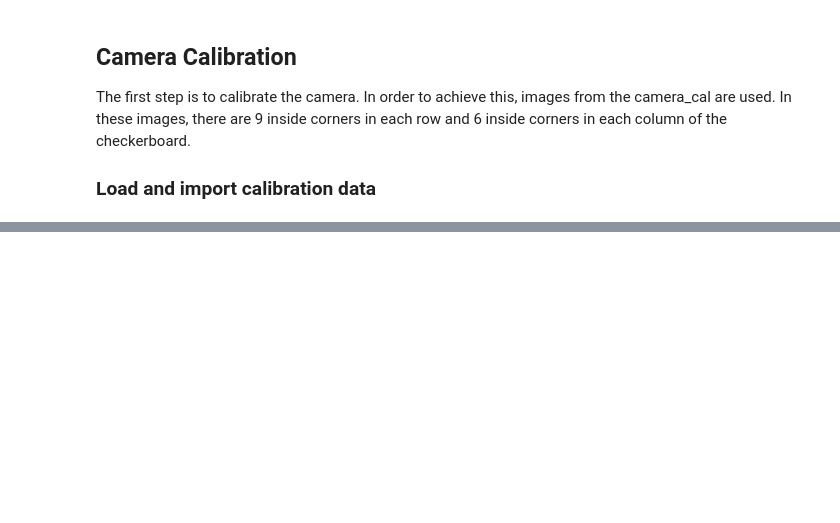
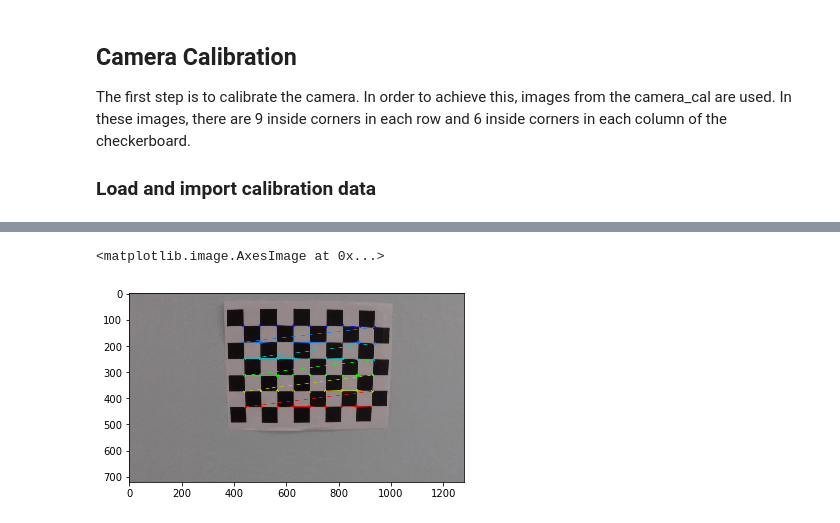
Before and after one commit to alisoltani/UdacityCarND-Project4, a Jupyter notebook: AdvancedLaneDetection.ipynb, the cells around one changed output, grey strips where cells are left out. Saved outputs shown, nothing was run; the diff lists cells and outputs as text; code cells hidden in the pictures; blank space fills up the shorter version.

```diff
--- a/AdvancedLaneDetection.ipynb
+++ b/AdvancedLaneDetection.ipynb
@@ -34,16 +38,27 @@ imgpoints = [] # 2D points in image plane
 
 # Prepare object points (0,0,0), (0,1,0), (9,6,0) - all z's should be zero
 objp = np.zeros((nx*ny,3), np.float32)
-objp[:,:,2] = np.mgrid[0:nx-1, 0:ny-1].T.reshape(-1,2)
+objp[:,:2] = np.mgrid[0:nx, 0:ny].T.reshape(-1,2)
 # %%
-# Convert to grayscale
-gray = cv2.cvtColor(img, cv2.COLOR_BGR2GRAY)
+for filename in imagefiles:
+    image = cv2.imread(filename)
 
-# Find the chessboard corners
-ret, corners = cv2.findChessboardCorners(gray, (nx, ny), None)
+    # Convert to grayscale
+    gray = cv2.cvtColor(image, cv2.COLOR_BGR2GRAY)
 
-# If found, draw corners
-if ret == True:
-    # Draw and display the corners
-    cv2.drawChessboardCorners(img, (nx, ny), corners, ret)
-    plt.imshow(img)
+    # Find the chessboard corners
+    ret, corners = cv2.findChessboardCorners(gray, (nx, ny), None)
+
+    # If found, draw corners
+    if ret == True:
+        # Add object points
+        objpoints.append(objp)
+        # Add image points
+        imgpoints.append(corners)
+
+# Draw and display the corners
+cv2.drawChessboardCorners(image, (nx, ny), corners, ret)
+plt.imshow(image)
+# %% [output]
+<matplotlib.image.AxesImage at 0x...>
+[figure, added]
```
Also changed, not shown: parts of 21 cells of this notebook.
